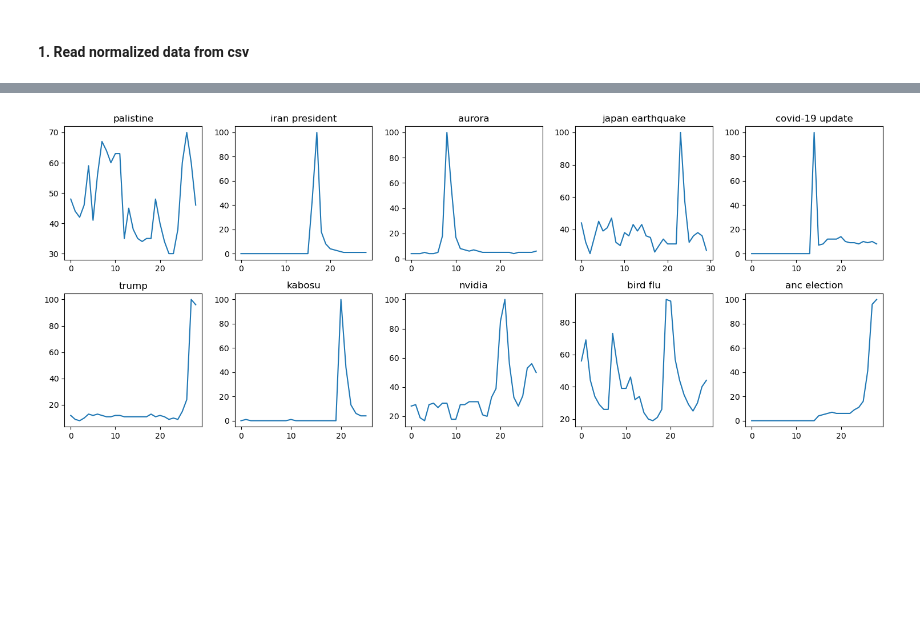
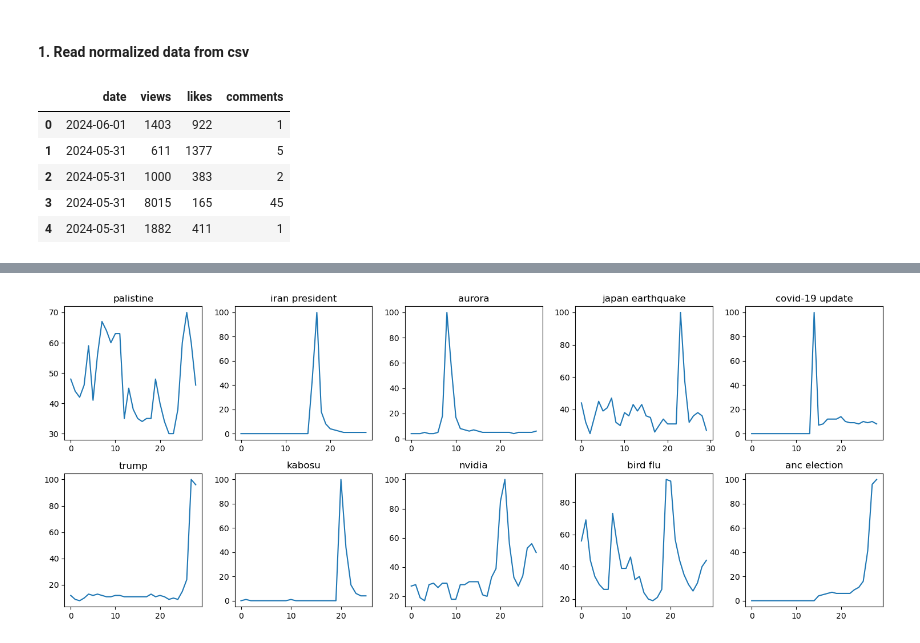
Before and after one commit to FibonacciAlex/755_project_4, a Jupyter notebook: Final Report Files - Group 2/Report - The News Trend Predictor - Data Mastery Group Project.ipynb, the cells around one changed output, grey strips where cells are left out. Cells and saved outputs as stored; diff of their text form; code cells hidden in the pictures; blank space fills up the shorter version.

```diff
--- a/Final Report Files - Group 2/Report - The News Trend Predictor - Data Mastery Group Project.ipynb
+++ b/Final Report Files - Group 2/Report - The News Trend Predictor - Data Mastery Group Project.ipynb
@@ -186,3 +222,20 @@ date
 trends_cols = all_trends.columns[1:]
 # %% [markdown]
 #### 1. Read normalized data from csv
+# %%
+def handle_yt_data(df):
+    df = df[['date','views','likes','comments']].copy()
+    df['date'] = pd.to_datetime(df['date']).dt.date
+    return df
+# %%
+path = f'./data/yt_data_1.csv'
+v = pd.read_csv(path)
+v1 = handle_yt_data(v)
+v1.head()
+# %% [output]
+|  | date | views | likes | comments |
+| 0 | 2024-06-01 | 1403 | 922 | 1 |
+| 1 | 2024-05-31 | 611 | 1377 | 5 |
+| 2 | 2024-05-31 | 1000 | 383 | 2 |
+| 3 | 2024-05-31 | 8015 | 165 | 45 |
+| 4 | 2024-05-31 | 1882 | 411 | 1 |
```
Also changed, not shown: parts of 7 cells of this notebook.
